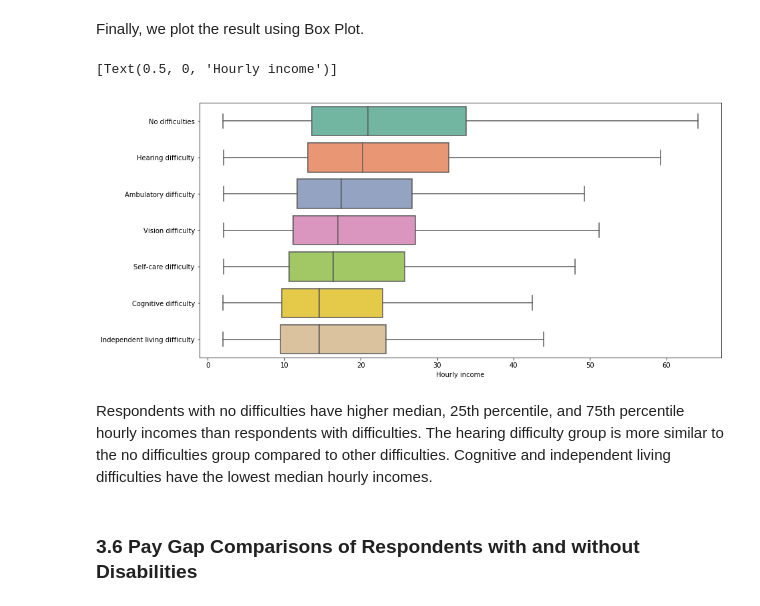
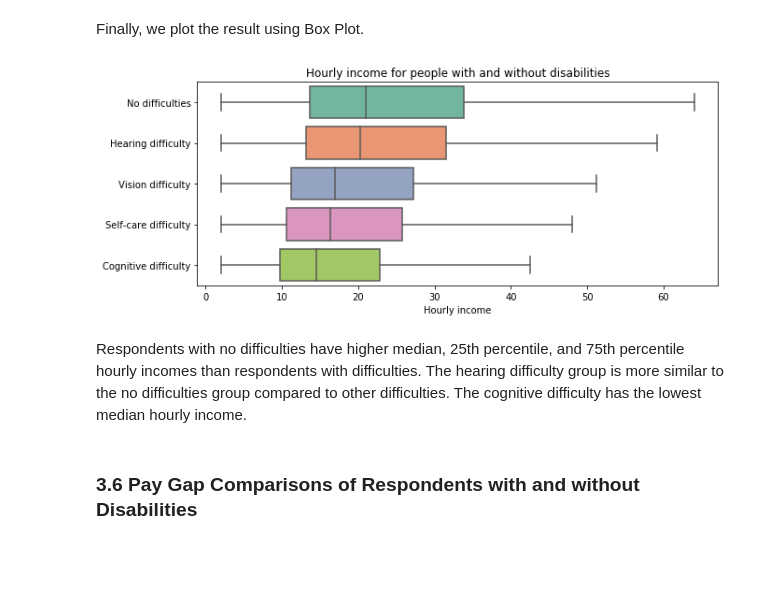
Before and after one commit to coverney/ThinkStats2, a Jupyter notebook: project2/project2.ipynb, the cells around one changed output. Drawn from its saved outputs; the diff is of its cells as text; code cells hidden in the pictures; blank space fills up the shorter version.

```diff
--- a/project2/project2.ipynb
+++ b/project2/project2.ipynb
@@ -123,7 +96,7 @@ array([1979, 1980, 1981, 1982, 1983, 1984, 1985, 1986, 1987, 1988, 1989,
 # %% [markdown]
 We can then plot the incomes for men and women.
 # %%
-fig, ax = plt.subplots(figsize=(8,6))
+fig, ax = plt.subplots()
 
 male_income = df_race_raw.loc['Men'].values.astype(float)
 thinkplot.plot(years, male_income, label='Men', color='navy')
@@ -132,8 +105,7 @@ female_income = df_race_raw.loc['Women'].values.astype(float)
 thinkplot.plot(years, female_income, label='Women', color='tomato')
 
 # Decorate the plot
-thinkplot.Config(xlabel='Years',
-                 ylabel='Median Weekly Income',
+thinkplot.Config(xlabel='Year',
+                 ylabel='Median Weekly Income ($)',
                  title='Median weekly income for men and women of all races')
-thinkplot.set_font_size(13, 13, 11, 11)
 # %% [output]
@@ -164,7 +135,7 @@ We combine the gender and race variables to answer the question:
 
 How do the income distributions by race look like for each gender?
 # %%
-fig, axarr = plt.subplots(1, 2, figsize=(16,6))
+fig, axarr = plt.subplots(1, 2, figsize=(14,4))
 
 race_groupby = {'men' : ['Asian Men', 'White Men', 'Black Men', 'Hispanic Men'],
          'women' : ['Asian Women', 'White Women', 'Black Women', 'Hispanic Women']}
@@ -173,7 +144,6 @@ for i, gender in enumerate(['men', 'women']):
         income = df_race_raw.loc[race].values.astype(float)
         axarr[i].plot(years, income, label=race, color=paygap.GetColor(), linewidth=3, alpha=0.7)
         axarr[i].set_title('Median weekly income for different races of ' + gender)
-        axarr[i].set(ylim=(100, 1300), xlabel='Years', ylabel='Median Weekly Income')
+        axarr[i].set(ylim=(100, 1300), xlabel='Year', ylabel='Median Weekly Income ($)')
         axarr[i].legend()
-        paygap.set_font_size(13, 13, 11, 11, ax=axarr[i])
 # %% [output]
@@ -318,7 +279,7 @@ In section 2, we found that income is related to gender and race. Men tend to ma
 
 Read in IPUMS 2017 data.
 # %%
-work_force = pd.read_csv('Data/ipums_2017.csv')
+work_force = pd.read_csv('Data/ipums_2017.csv.zip')
 work_force.head()
 # %% [output]
 |  | HHWT | REGION | STATEFIP | COUNTYFIP | METRO | MET2013 | CITY | CITYERR | PUMA | CPUMA0010 | ... |
@@ -537,8 +480,8 @@ Response code:
 
 Create a list for these variables and a Data Series `is_disabled` as a lookup column of respondents having any of the difficulties.
 # %%
-diff_vars = ['DIFFHEAR', 'DIFFPHYS', 'DIFFEYE', 'DIFFCARE', 'DIFFREM', 'DIFFMOB']
-diff_vars_describe = ['Hearing difficulty', 'Ambulatory difficulty', 'Vision difficulty', 'Self-care difficulty', 'Cognitive difficulty', 'Independent living difficulty']
+diff_vars = ['DIFFHEAR', 'DIFFEYE', 'DIFFCARE', 'DIFFREM']
+diff_vars_describe = ['Hearing difficulty', 'Vision difficulty', 'Self-care difficulty', 'Cognitive difficulty']
 is_disabled = (work_force["DIFFHEAR"] == 1) | (work_force["DIFFEYE"] == 1) | (work_force["DIFFPHYS"] == 1) | (work_force["DIFFCARE"] == 1) | (work_force["DIFFMOB"] == 1) | (work_force["DIFFREM"] == 1)
 # %% [markdown]
 First, we create a DataFrame for those respondents who do not have any disability. We also include the `HRLY_INCWAGE` column in this DataFrame.
@@ -583,14 +504,13 @@ diff_df.describe()
 # %% [markdown]
 Finally, we plot the result using Box Plot.
 # %%
-fig, ax = plt.subplots(figsize=(14,7))
+fig, ax = plt.subplots(figsize=(10,4))
 ax = sns.boxplot(data=diff_df.drop(['SEX'], axis=1), orient="h", palette="Set2", showfliers=False)
-ax.set(xlabel="Hourly income")
+_ = ax.set(xlabel="Hourly income", title="Hourly income for people with and without disabilities")
 # %% [output]
-[Text(0.5, 0, 'Hourly income')]
-[figure, old version]
+[figure, new version]
 # %% [markdown]
-Respondents with no difficulties have higher median, 25th percentile, and 75th percentile hourly incomes than respondents with difficulties. The hearing difficulty group is more similar to the no difficulties group compared to other difficulties. Cognitive and independent living difficulties have the lowest median hourly incomes.
+Respondents with no difficulties have higher median, 25th percentile, and 75th percentile hourly incomes than respondents with difficulties. The hearing difficulty group is more similar to the no difficulties group compared to other difficulties. The cognitive difficulty has the lowest median hourly income.
 # %% [markdown]
 ### 3.6 Pay Gap Comparisons of Respondents with and without Disabilities
 # %% [markdown]
```
Also changed, not shown: parts of 86 cells of this notebook, 2 other files.
